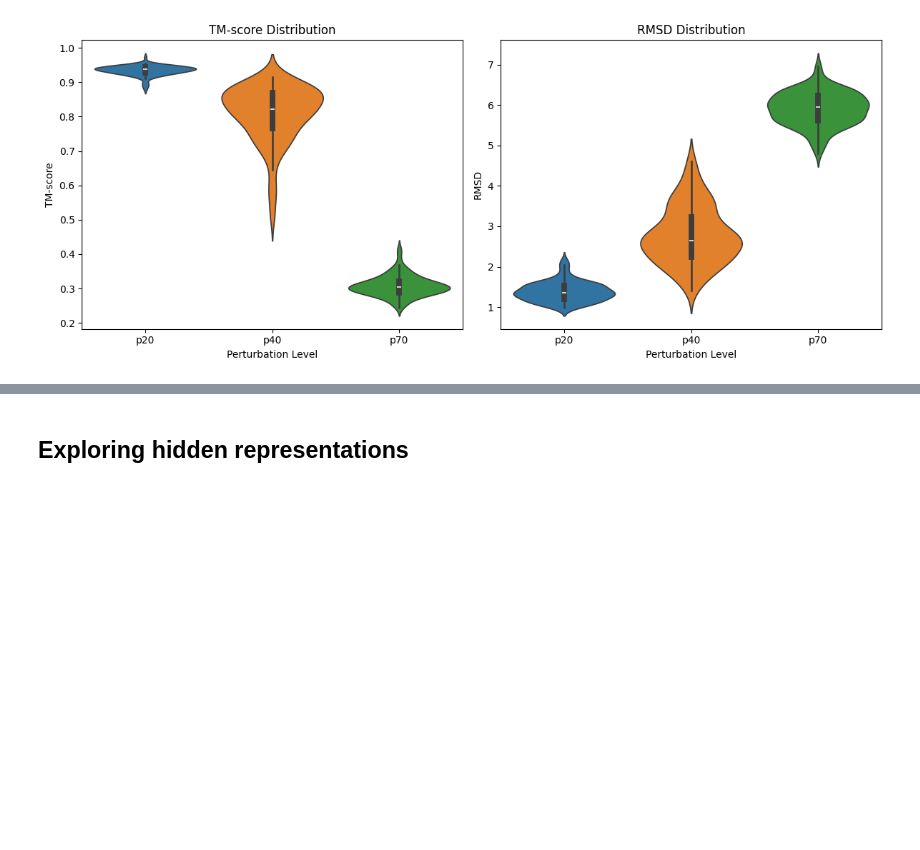
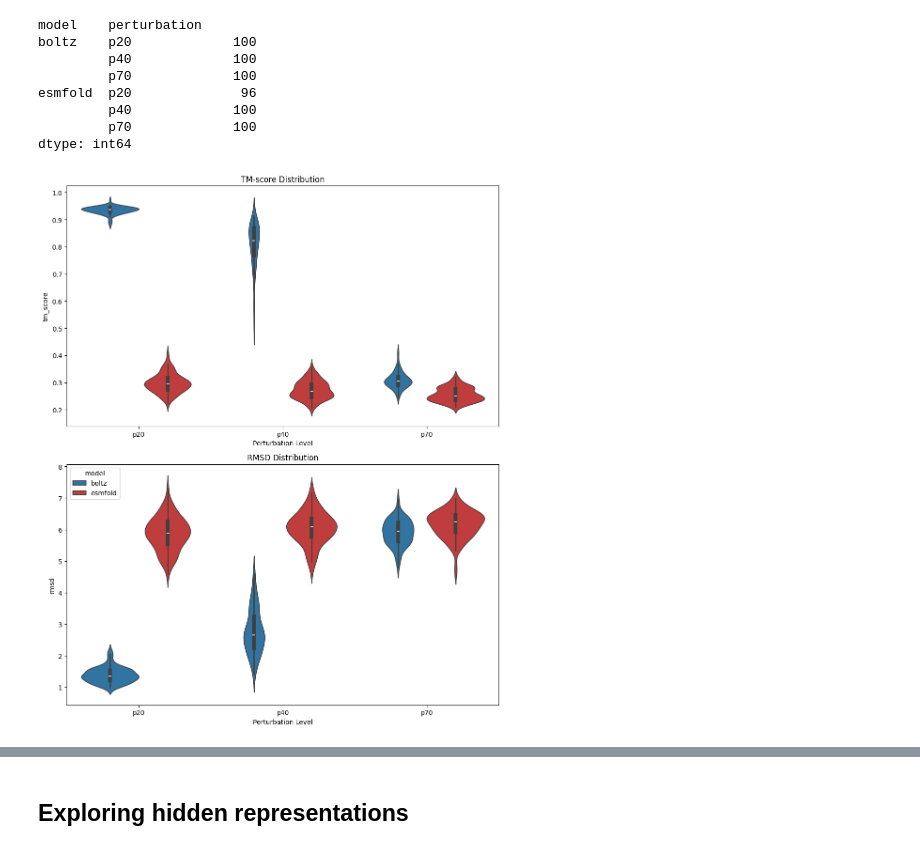
Before and after one commit to Thomasbush9/protein_interpretability, a Jupyter notebook: src/protein_interpretability/notebooks/analysis_perturbation.ipynb, the cells around one changed output, grey strips where cells are left out. Drawn from its saved outputs; the diff is of its cells as text; code cells hidden in the pictures; blank space fills up the shorter version.

Commit message:
esmfold hidden reps

```diff
--- a/src/protein_interpretability/notebooks/analysis_perturbation.ipynb
+++ b/src/protein_interpretability/notebooks/analysis_perturbation.ipynb
@@ -24,32 +24,41 @@ for level in perturbation_levels:
     e = pd.read_csv(esmfold_dir / level / "esmfold_structure_scores.csv")
     e["perturbation"], e["model"] = level, "esmfold"
     dfs.append(e)
 
 all_scores = pd.concat(dfs, ignore_index=True)
 print(all_scores.groupby(["model", "perturbation"]).size())
 
 model_palette = {"boltz": "#1f77b4", "esmfold": "#d62728"}
 
-fig, axes = plt.subplots(1, 2, figsize=(14, 5))
+# Changed subplots to 2 rows, 1 column and adjusted figsize for vertical stacking
+fig, axes = plt.subplots(2, 1, figsize=(10, 12))
 for ax, metric, title in [
     (axes[0], "tm_score", "TM-score Distribution"),
     (axes[1], "rmsd", "RMSD Distribution"),
 ]:
     sns.violinplot(
         x="perturbation",
         y=metric,
         hue="model",
         data=all_scores,
         inner="box",
         palette=model_palette,
         order=perturbation_levels,
         ax=ax,
     )
     ax.set_xlabel("Perturbation Level")
     ax.set_ylabel(metric)
     ax.set_title(title)
 axes[0].get_legend().remove()
 plt.tight_layout()
 plt.show()
 # %% [output]
+model    perturbation
+boltz    p20             100
+         p40             100
+         p70             100
+esmfold  p20              96
+         p40             100
+         p70             100
+dtype: int64
-[figure, old version]
+[figure, new version]
```
Also changed, not shown: parts of 2 cells of this notebook, 8 other files.
